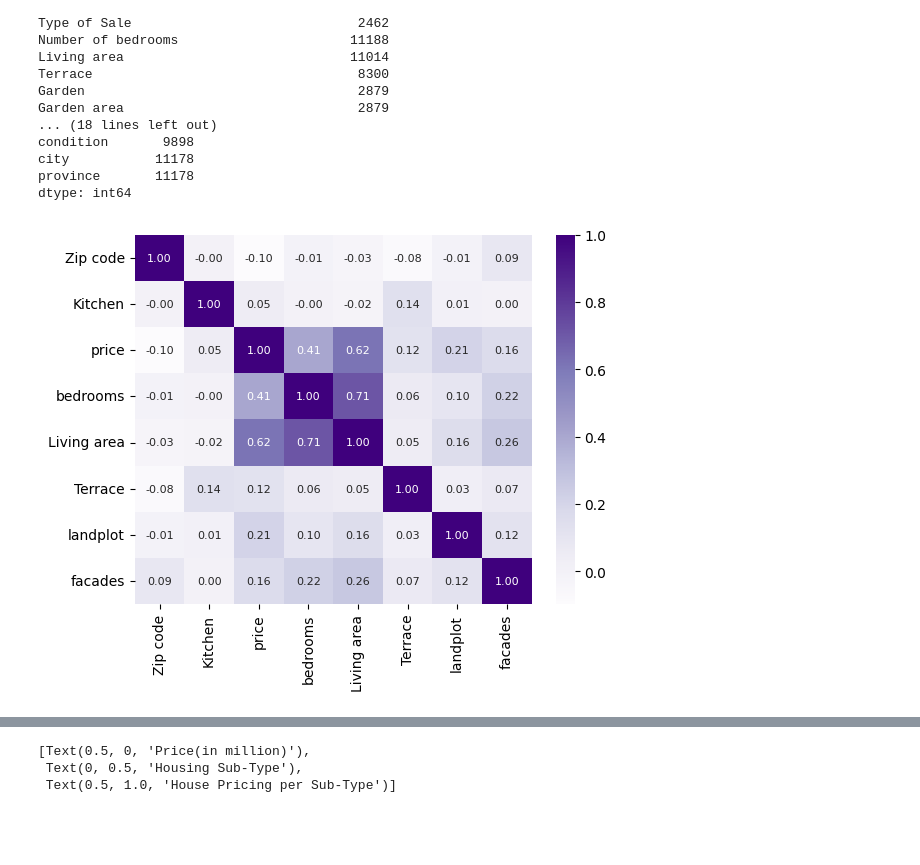
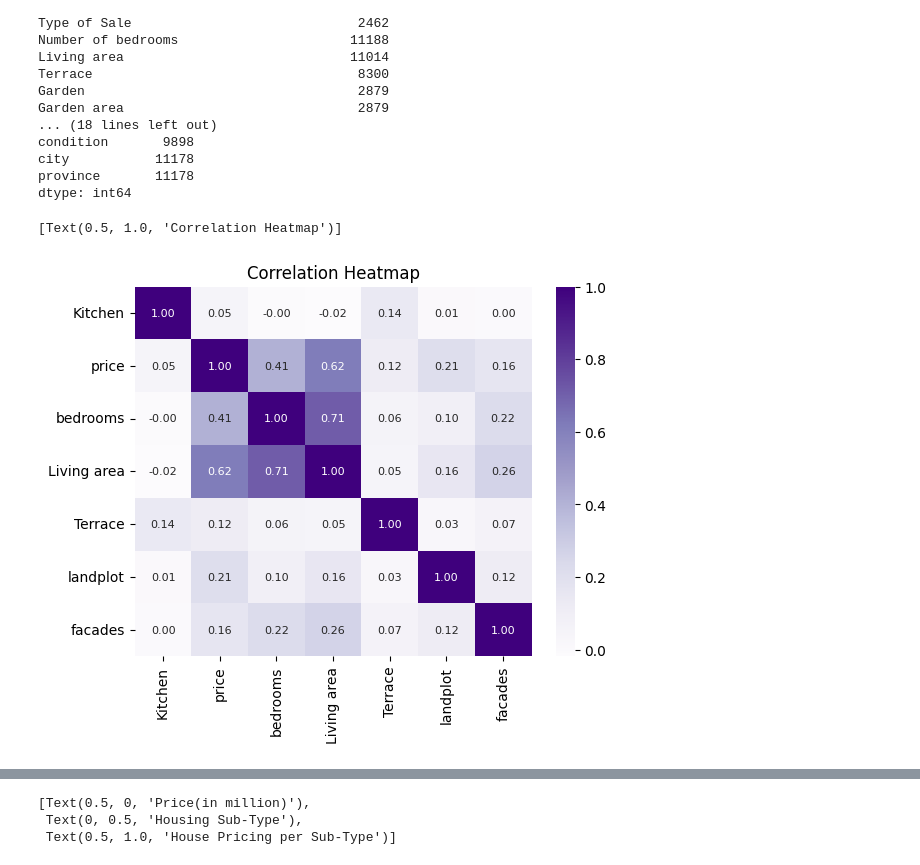
Before and after one commit to danielbauwens/Immo-Project-Data-Analysis, a Jupyter notebook: analysis.ipynb, the cells around one changed output, grey strips where cells are left out. Saved outputs shown, nothing was run; the diff lists cells and outputs as text; code cells hidden in the pictures; blank space fills up the shorter version.

```diff
--- a/analysis.ipynb
+++ b/analysis.ipynb
@@ -48,8 +42,11 @@ city           11178
 province       11178
 dtype: int64
 # %%
-
+dss = pd.read_csv('merged_data.csv')
+dss.drop('Zip code', inplace=True, axis=1)
 graph_mx = dss.corr(numeric_only=True)
 graph = sns.heatmap(graph_mx, annot=True, annot_kws={"size": 8}, fmt='.2f', cmap='Purples')
+graph.set(title='Correlation Heatmap')
 # %% [output]
+[Text(0.5, 1.0, 'Correlation Heatmap')]
-[figure, old version]
+[figure, new version]
```
Also changed, not shown: parts of 9 cells of this notebook, 2 other files.
